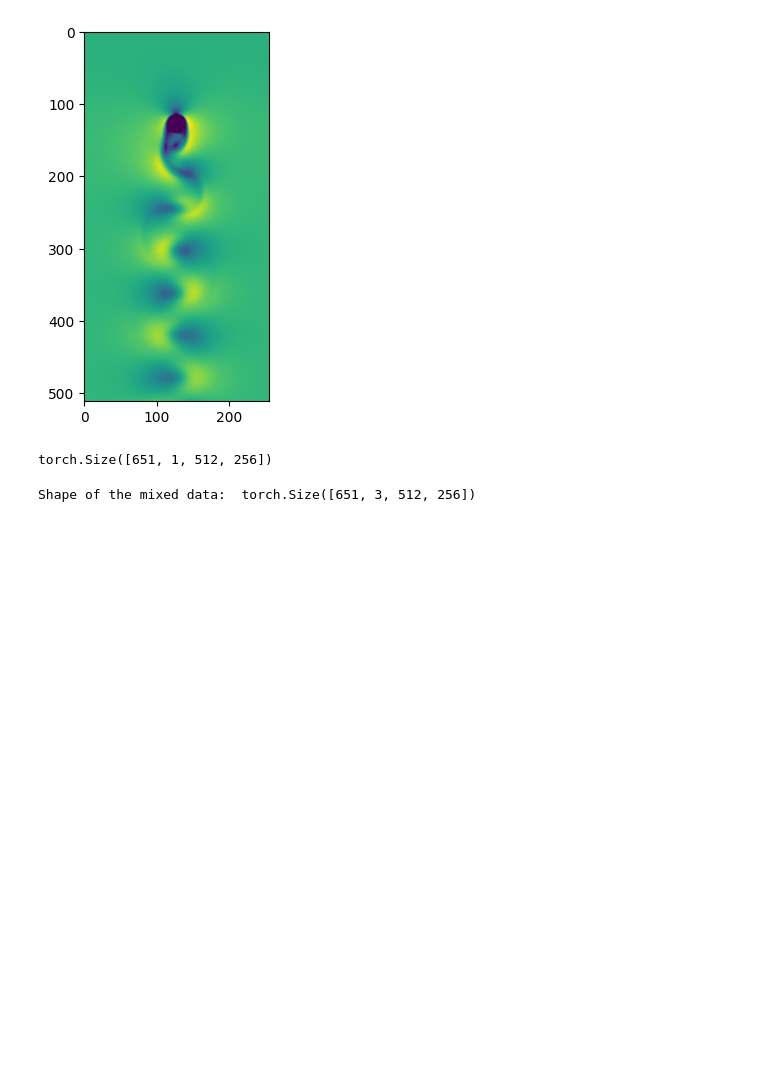
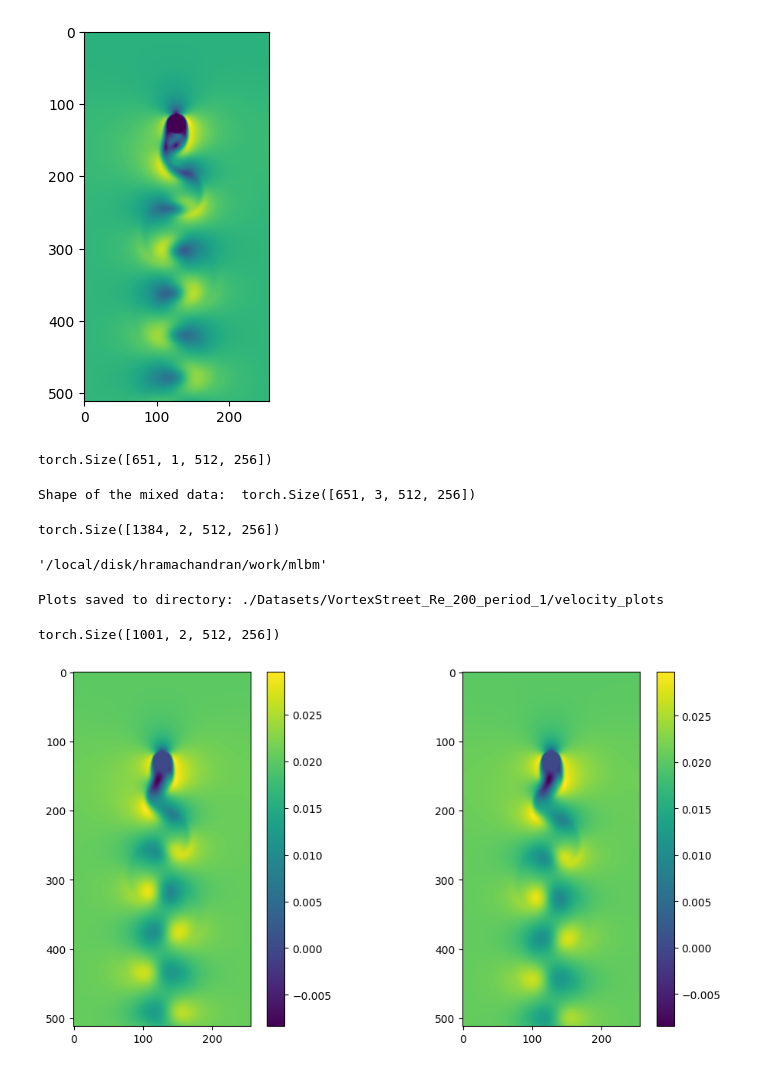
Before and after one commit to harish6696/mlbm, a Jupyter notebook: create_gif.ipynb, the cells around one changed output. Drawn from its saved outputs; the diff is of its cells as text; code cells hidden in the pictures; blank space fills up the shorter version.

```diff
--- a/create_gif.ipynb
+++ b/create_gif.ipynb
@@ -113,0 +123,9 @@ torch.save(mixed_data, './Datasets/VortexStreet_Re_200_default/mixed_karman_Re_2
+# %%
+velocity_array.shape
+# %% [output]
+torch.Size([1384, 2, 512, 256])
+# %%
+import os
+os.getcwd()
+# %% [output]
+'/local/disk/hramachandran/work/mlbm'
@@ -113,0 +136,70 @@ torch.save(mixed_data, './Datasets/VortexStreet_Re_200_default/mixed_karman_Re_2
+# %%
+import matplotlib.pyplot as plt
+import torch
+import os
+
+# Assuming velocity_array is your PyTorch tensor with shape [1000, 2, 512, 256]
+# Example: velocity_array = torch.randn(1000, 2, 512, 256)
+
+# Step 1: Determine the global min and max of the x component across all timesteps
+x_velocity_all = velocity_array[:, 0, :, :]  # Extract all timesteps for the x component
+global_min = x_velocity_all.min().item()
+global_max = x_velocity_all.max().item()
+
+# Step 2: Set the directory to save plots
+save_dir = "./Datasets/VortexStreet_Re_200_period_1/velocity_plots"
+os.makedirs(save_dir, exist_ok=True)  # Create the directory if it doesn't exist
+
+# Step 3: Loop through all timesteps and plot two consecutive timesteps
+num_timesteps = velocity_array.shape[0]
+
+for t in range(num_timesteps - 1):
+    # Extract the x component of velocity (first channel) for consecutive timesteps
+    x_velocity_t1 = velocity_array[t, 0, :, :]  # Shape [512, 256]
+    x_velocity_t2 = velocity_array[t + 1, 0, :, :]  # Shape [512, 256]
+
+    # Plot the two timesteps together
+    plt.figure(figsize=(12, 6))
+
+    plt.subplot(1, 2, 1)
+    plt.imshow(x_velocity_t1.cpu().numpy(), cmap='viridis', vmin=global_min, vmax=global_max)
+    plt.title(f'X Velocity at Timestep {t}')
+    plt.colorbar()
+
+    plt.subplot(1, 2, 2)
+    plt.imshow(x_velocity_t2.cpu().numpy(), cmap='viridis', vmin=global_min, vmax=global_max)
+    plt.title(f'X Velocity at Timestep {t + 1}')
+    plt.colorbar()
+
+    # Save the plot
+    plot_filename = f'velocity_timestep_{t}_{t+1}.png'
+    plt.savefig(os.path.join(save_dir, plot_filename))
+
+    # Close the plot to avoid memory issues
+    plt.close()
+
+print(f"Plots saved to directory: {save_dir}")
+# %% [output]
+Plots saved to directory: ./Datasets/VortexStreet_Re_200_period_1/velocity_plots
+# %%
+#load the default dataset
+velocity_dataset = "./datasets/velocity_karman_Re_200.pt"
+#show the shape of the dataset
+velocity_array = torch.load(velocity_dataset, weights_only=True)
+velocity_array.shape
+# %% [output]
+torch.Size([1001, 2, 512, 256])
+# %%
+# plot the x velocity of the timesteps 500 and 501 in the same plot
+x_velocity_t500 = velocity_array[500, 0, :, :]
+x_velocity_t501 = velocity_array[501, 0, :, :]
+plt.figure(figsize=(12, 6))
+plt.subplot(1, 2, 1)
+plt.imshow(x_velocity_t500.cpu().numpy(), cmap='viridis')
+plt.colorbar()
+plt.subplot(1, 2, 2)
+plt.imshow(x_velocity_t501.cpu().numpy(), cmap='viridis')
+plt.colorbar()
+plt.show()
+# %% [output]
+[figure, added]
```
Also changed, not shown: parts of 12 cells of this notebook, 4 other files.
